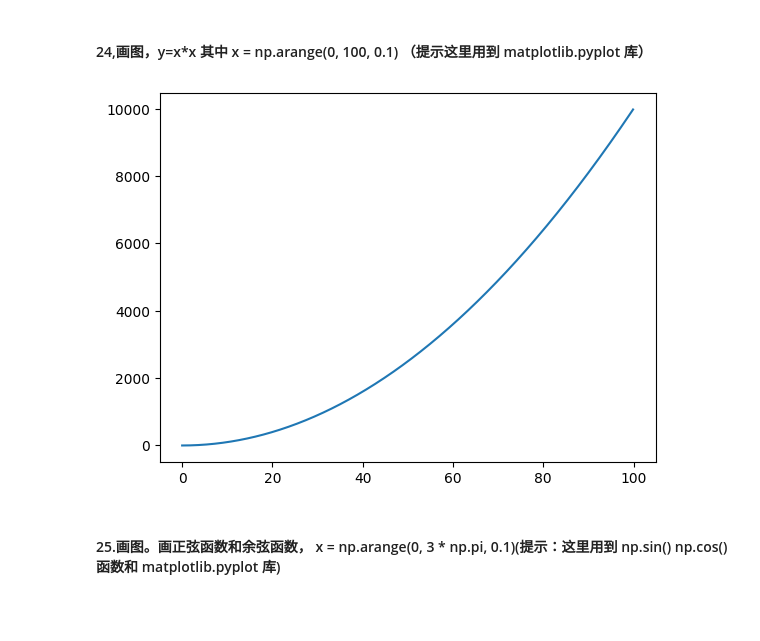
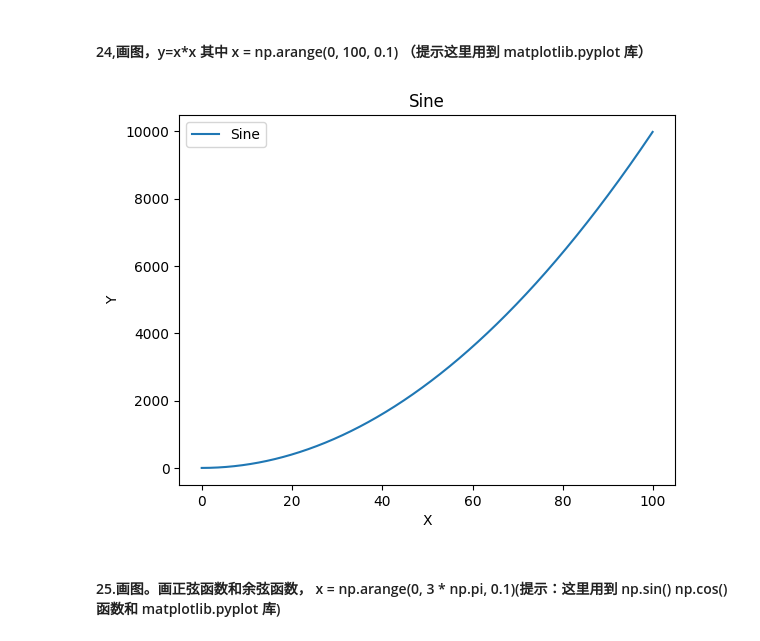
Before and after one commit to henrypuppy/Neural-Networks-and-Deep-Learning-Assignment, a Jupyter notebook: Assignment1/numpy_ tutorial.ipynb, the cells around one changed output. Saved outputs shown, nothing was run; the diff lists cells and outputs as text; code cells hidden in the pictures; blank space fills up the shorter version.

```diff
--- a/Assignment1/numpy_ tutorial.ipynb
+++ b/Assignment1/numpy_ tutorial.ipynb
@@ -228,12 +228,15 @@ print(np.argmax(x,axis=1))
 # %%
 import matplotlib.pyplot as plt
 x=np.arange(0,100,0.1)
 y=x*x
-plt.plot(x,y)
+plt.plot(x,y,label="Sine")
+plt.xlabel("X")
+plt.ylabel("Y")
 plt.title("Sine")
+plt.legend()
 plt.show()
 # %% [output]
-[figure, old version]
+[figure, new version]
 # %% [markdown]
 #### 25.画图。画正弦函数和余弦函数， x = np.arange(0, 3 * np.pi, 0.1)(提示：这里用到 np.sin() np.cos() 函数和 matplotlib.pyplot 库)
 # %%
```
Also changed, not shown: parts of 1 cell of this notebook.
